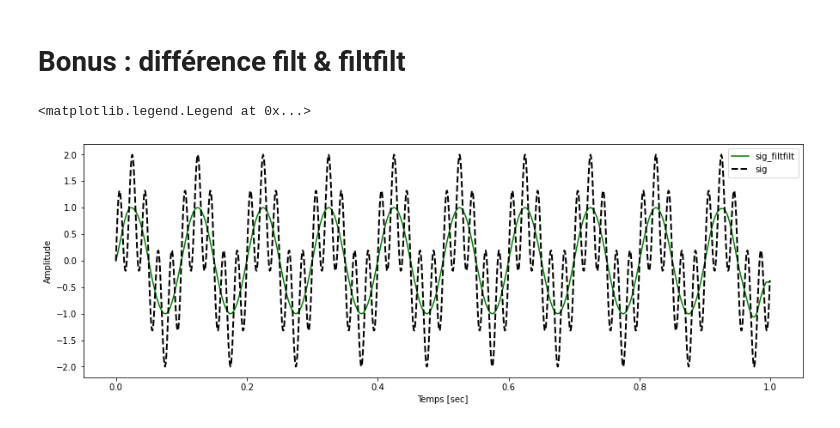
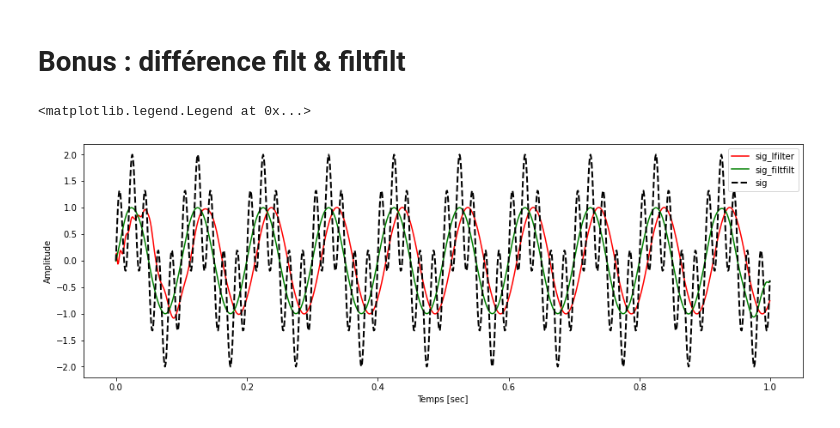
Before and after one commit to crnl-lab/formation_python_crnl_2022, a Jupyter notebook: notebooks/scipy_overview.ipynb, the cells around one changed output. Cells and saved outputs as stored; diff of their text form; code cells hidden in the pictures.

```diff
--- a/notebooks/scipy_overview.ipynb
+++ b/notebooks/scipy_overview.ipynb
@@ -222,28 +221,28 @@ Text(0, 0.5, 'PSD [V**2/Hz]')
 # %%
 # Applique le filtre au signal :
 fs = 1000.
 times = np.arange(1000)/fs
 sig = np.sin(2*np.pi*50.*times) + np.sin(2*np.pi*10.*times)
 
 # creation du filtre
 f1, f2 = 40., 100.  # Hz
 Wn = [f1/fs*2.,f2/fs*2.]  # Nyquist frequency fraction
 b, a = scipy.signal.butter(8, Wn, 'bandstop')
 
 
 sig_lfilter = scipy.signal.lfilter(b, a, sig, axis=0)
 sig_filtfilt = scipy.signal.filtfilt(b, a, sig)
 
 # Tracé du signal filtré
 fig, ax = plt.subplots(figsize=(15,5))
-#ax.plot(times, sig_lfilter, 'r',label='sig_lfilter')
+ax.plot(times, sig_lfilter, 'r',label='sig_lfilter')
 ax.plot(times, sig_filtfilt, 'g', label='sig_filtfilt')
 ax.plot(times, sig, 'k', ls='--', lw=2, label='sig')
 
 ax.set_xlabel('Temps [sec]')
 ax.set_ylabel('Amplitude')
 ax.legend()
 #ax.set_xlim(0.2, 0.5)
 # %% [output]
 <matplotlib.legend.Legend at 0x...>
-[figure, old version]
+[figure, new version]
```
Also changed, not shown: parts of 5 cells of this notebook, 1 other file.
